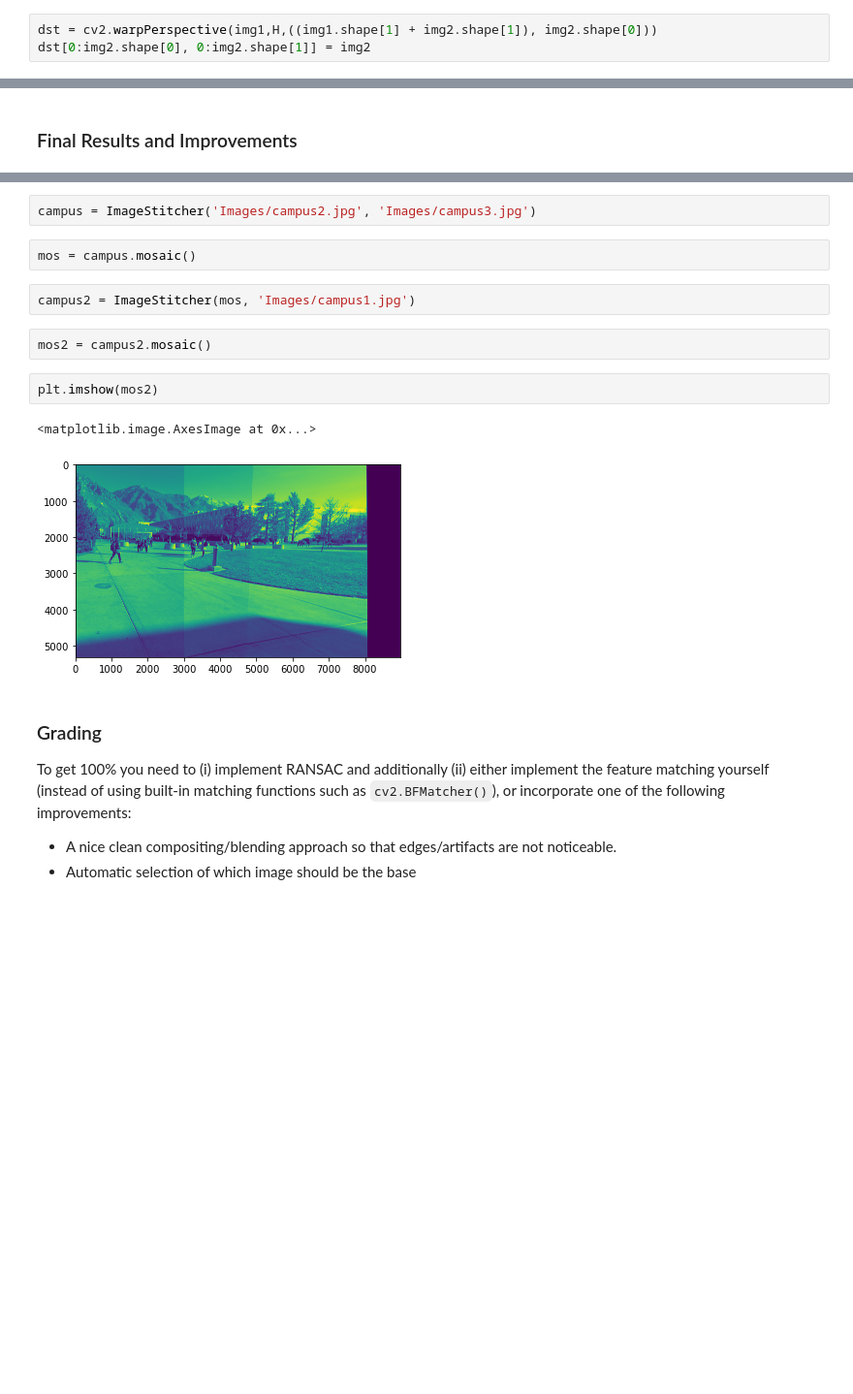
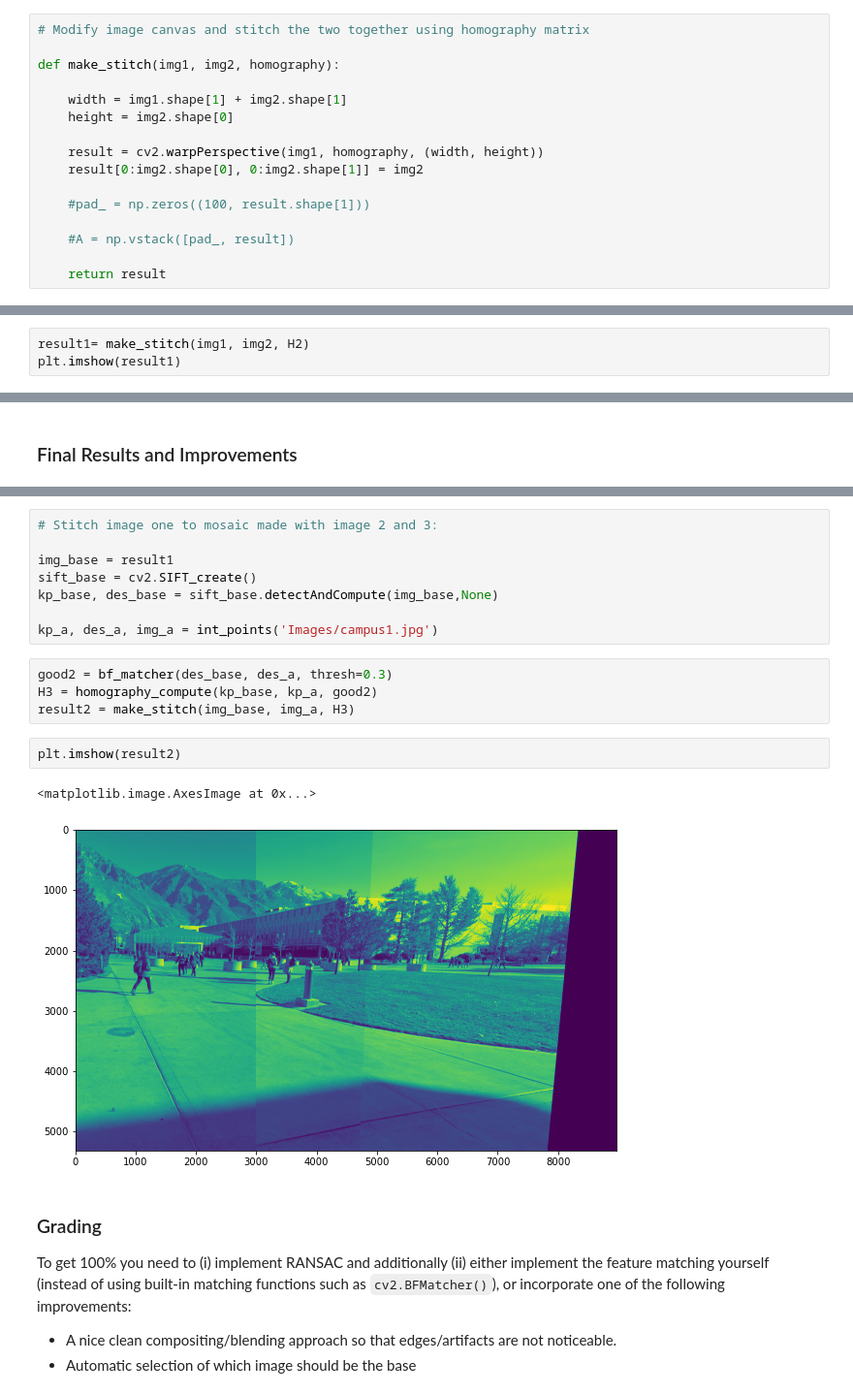
Before and after one commit to cmason30/computer-vision, a Jupyter notebook: proj3-stitching/proj3-Panoramic-Mosaicing.ipynb, the cells around one changed output, grey strips where cells are left out. Shown at 97% size. Cells and saved outputs as stored; diff of their text form; blank space fills up the shorter version.

```diff
--- a/proj3-stitching/proj3-Panoramic-Mosaicing.ipynb
+++ b/proj3-stitching/proj3-Panoramic-Mosaicing.ipynb
@@ -119,5 +168,18 @@ H, mask = cv2.findHomography(src_pts, dst_pts, cv2.RANSAC,5.0)
 # %% [markdown]
 ### Part D: Creating the Mosaic
 # %%
-dst = cv2.warpPerspective(img1,H,((img1.shape[1] + img2.shape[1]), img2.shape[0]))
-dst[0:img2.shape[0], 0:img2.shape[1]] = img2
+# Modify image canvas and stitch the two together using homography matrix
+
+def make_stitch(img1, img2, homography):
+
+    width = img1.shape[1] + img2.shape[1]
+    height = img2.shape[0]
+
+    result = cv2.warpPerspective(img1, homography, (width, height))
+    result[0:img2.shape[0], 0:img2.shape[1]] = img2
+
+    #pad_ = np.zeros((100, result.shape[1]))
+
+    #A = np.vstack([pad_, result])
+
+    return result
@@ -128,0 +186,3 @@ plt.imshow(dst)
+# %%
+result1= make_stitch(img1, img2, H2)
+plt.imshow(result1)
@@ -197,16 +194,20 @@ class ImageStitcher:
-# %%
-campus = ImageStitcher('Images/campus2.jpg', 'Images/campus3.jpg')
-# %%
-mos = campus.mosaic()
-# %%
-campus2 = ImageStitcher(mos, 'Images/campus1.jpg')
-# %%
-mos2 = campus2.mosaic()
+# %%
+# Stitch image one to mosaic made with image 2 and 3:
+
+img_base = result1
+sift_base = cv2.SIFT_create()
+kp_base, des_base = sift_base.detectAndCompute(img_base,None)
+
+kp_a, des_a, img_a = int_points('Images/campus1.jpg')
+# %%
+good2 = bf_matcher(des_base, des_a, thresh=0.3)
+H3 = homography_compute(kp_base, kp_a, good2)
+result2 = make_stitch(img_base, img_a, H3)
 # %%
-plt.imshow(mos2)
+plt.imshow(result2)
 # %% [output]
 <matplotlib.image.AxesImage at 0x...>
-[figure, old version]
+[figure, new version]
 # %% [markdown]
 ### Grading
 
```
Also changed, not shown: parts of 14 cells of this notebook, 1 other file.
